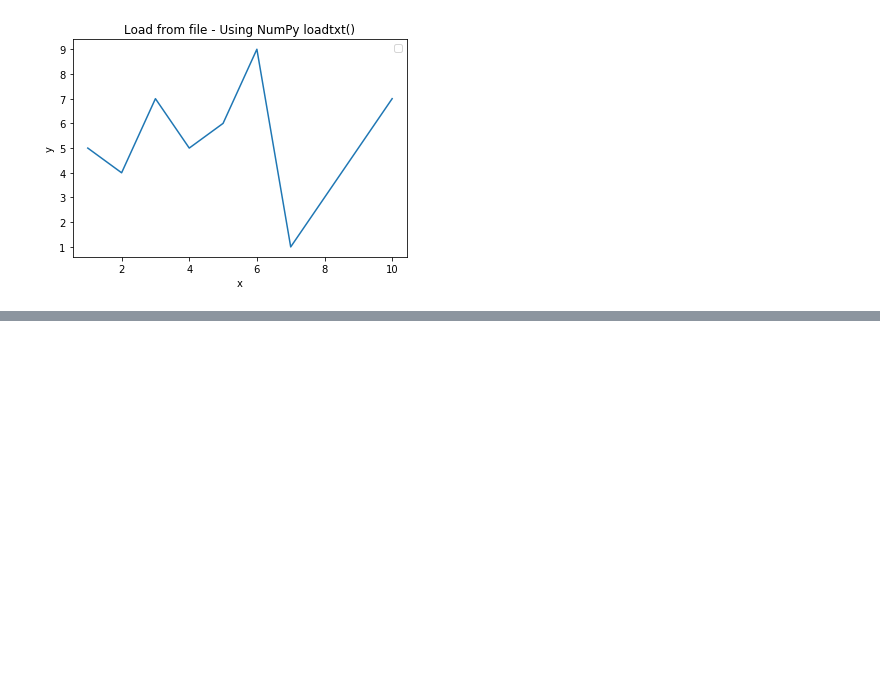
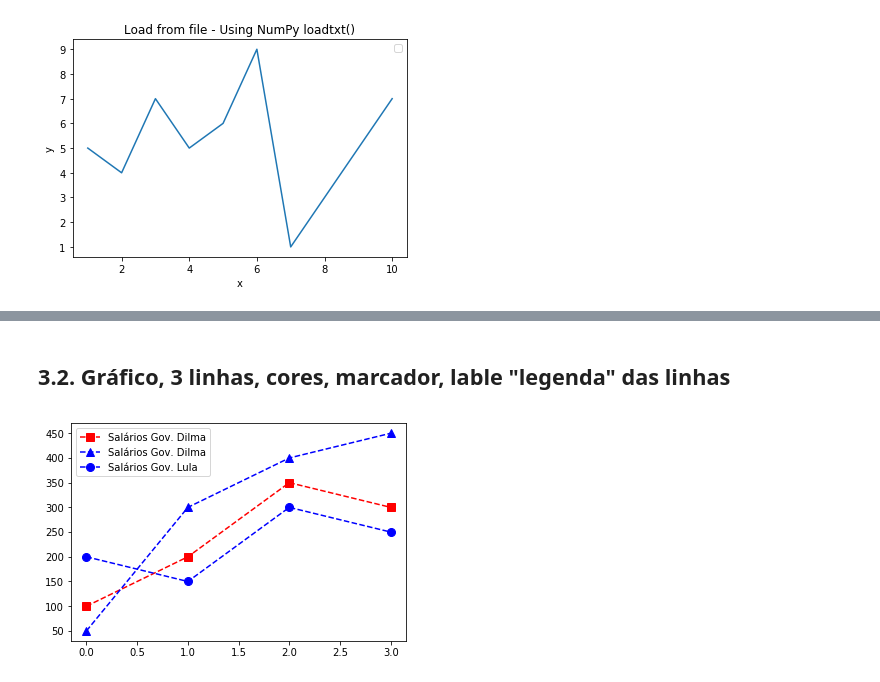
Before and after one commit to josemarsilva/study-ai-ml-dl-ds-ann-cnn-py-k-tf, a Jupyter notebook: src/ipynb/05-PythonMatplotlib/PythonMatplotlib.ipynb, the cells around one changed output, grey strips where cells are left out. Drawn from its saved outputs; the diff is of its cells as text; code cells hidden in the pictures; blank space fills up the shorter version.

```diff
--- a/src/ipynb/05-PythonMatplotlib/PythonMatplotlib.ipynb
+++ b/src/ipynb/05-PythonMatplotlib/PythonMatplotlib.ipynb
@@ -251,0 +269,14 @@ No handles with labels found to put in legend.
+# %% [markdown]
+## 3.2. Gráfico, 3 linhas, cores, marcador, lable "legenda" das linhas
+# %%
+# adicionando nova linha
+salarios_gov_lula = np.array ([ 200, 150, 300, 250])
+
+# alterando os marcadores
+plt.plot( salarios_gov_dilma, c = 'red', ls = '--', marker = 's', ms = 8, label='Salários Gov. Dilma')
+plt.plot( salarios_gov_bolsonaro, c = 'blue', ls = '--', marker = '^', ms = 8, label='Salários Gov. Dilma')
+plt.plot( salarios_gov_lula, c = 'blue', ls = '--', marker = 'o', ms = 8, label='Salários Gov. Lula')
+plt.legend(loc = 'upper left') # este faz aparecer a legenda
+plt.show()
+# %% [output]
+[figure, added]
```
Also changed, not shown: parts of 4 cells of this notebook, 5 other files.
